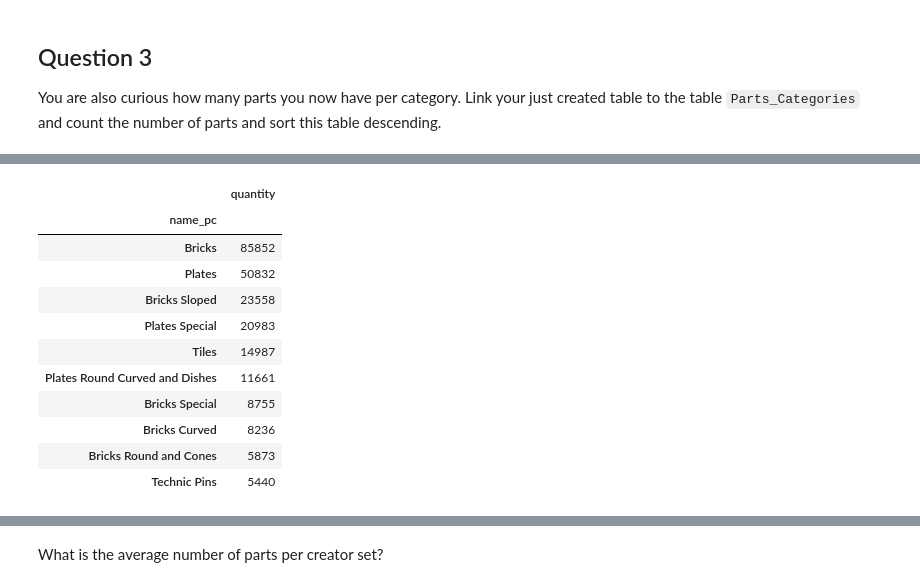
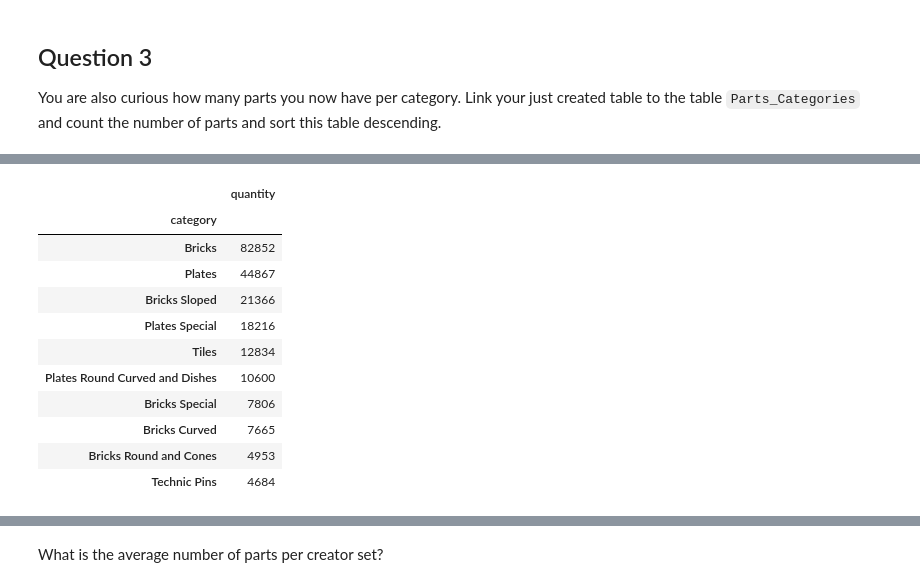
Before and after one commit to vstrien/1-meting-legocase, a Jupyter notebook: Uitwerkingen/Q4.ipynb, the cells around one changed output, grey strips where cells are left out. Cells and saved outputs as stored; diff of their text form; code cells hidden in the pictures.

```diff
--- a/Uitwerkingen/Q4.ipynb
+++ b/Uitwerkingen/Q4.ipynb
@@ -391,8 +391,14 @@ You are also curious how many parts you now have per category. Link your just cr
 # Because of our findings with Q2, we will keep the "version" column in here as well:
 my_parts_categories = (
     all_my_parts
+
+    # Note that we are only interested in version 1 here.
+    # If you didn't "uncover" the way the versions work, you can also remove this line to see how many parts you would have.
+    .query("version == 1")
     .merge(parts, left_on='part_num', right_on='part_num', suffixes=(None, '_p'))
     .merge(part_categories, left_on="part_cat_id", right_on="id", suffixes=(None, "_pc"))
-)[["part_num", "name_pc", "name_p", "quantity", "version"]]
+    .merge(colors, left_on="color_id", right_on="id", suffixes=(None, "_c"))
+    .rename(columns={"name_pc": "category", "name_p": "part", "name_c": "color"})
+)[["part_num", "category", "part", "quantity", "color"]]
 my_parts_categories.head(10)
 # %% [output]
@@ -427,16 +431,15 @@ Which category do you have the most parts from?
 # %%
-# Method 1 (naive)
-my_parts_categories[["name_pc", "quantity"]].groupby(["name_pc"]).sum().sort_values("quantity", ascending=False).head(10)
+my_parts_categories[["category", "quantity"]].groupby(["category"]).sum().sort_values("quantity", ascending=False).head(10)
 # %% [output]
 |  | quantity |
-| name_pc |  |
-| Bricks | 85852 |
-| Plates | 50832 |
-| Bricks Sloped | 23558 |
-| Plates Special | 20983 |
-| Tiles | 14987 |
-| Plates Round Curved and Dishes | 11661 |
-| Bricks Special | 8755 |
-| Bricks Curved | 8236 |
-| Bricks Round and Cones | 5873 |
-| Technic Pins | 5440 |
+| category |  |
+| Bricks | 82852 |
+| Plates | 44867 |
+| Bricks Sloped | 21366 |
+| Plates Special | 18216 |
+| Tiles | 12834 |
+| Plates Round Curved and Dishes | 10600 |
+| Bricks Special | 7806 |
+| Bricks Curved | 7665 |
+| Bricks Round and Cones | 4953 |
+| Technic Pins | 4684 |
```
Also changed, not shown: parts of 29 cells of this notebook, 2 other files.
